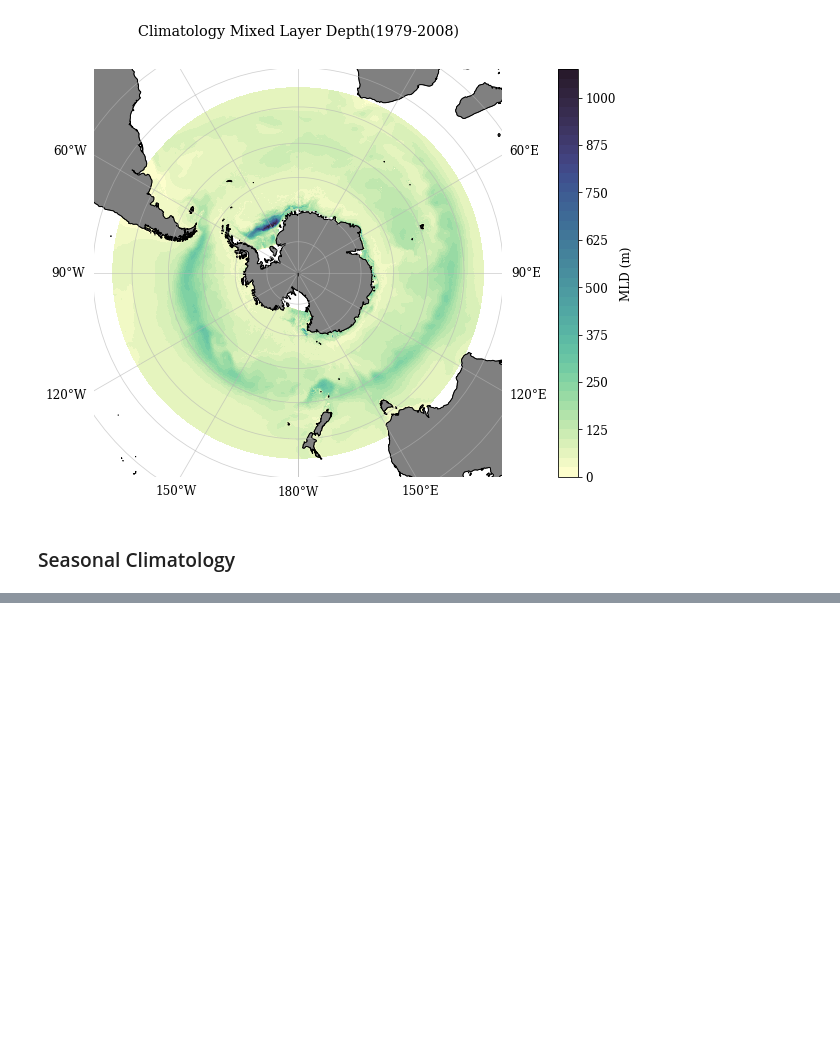
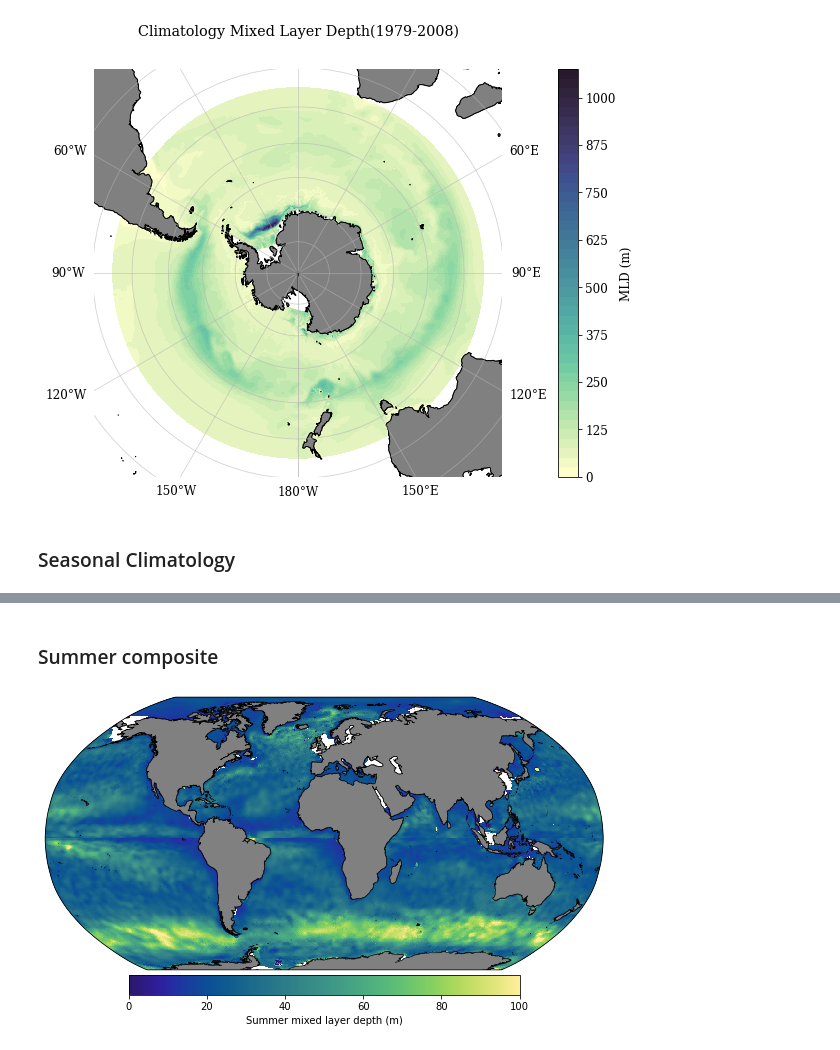
Before and after one commit to lidefi87/ACCESS_scripts_DFA, a Jupyter notebook: Scripts/MixedLayerDepth.ipynb, the cells around one changed output, grey strips where cells are left out. Saved outputs shown, nothing was run; the diff lists cells and outputs as text; code cells hidden in the pictures; blank space fills up the shorter version.

```diff
--- a/Scripts/MixedLayerDepth.ipynb
+++ b/Scripts/MixedLayerDepth.ipynb
@@ -364,0 +685,29 @@ lat = obs['out']['LATITUDE']
+# %% [markdown]
+### Summer composite
+# %%
+#Start a figure
+fig = plt.figure(figsize = (10, 10))
+ax = fig.add_subplot(111, projection = ccrs.Robinson())
+
+#Extract values for summer in the northern and southern hemispheres
+north = winter_south.sel(lat = slice(0.1, 90))
+south = summer_south.sel(lat = slice(-90, 0))
+
+#Plot both hemispheres in the same figure
+p1 = north.plot.pcolormesh(vmin = 0, vmax = 100, transform = ccrs.PlateCarree(), ax = ax,
+                           add_colorbar = False, cmap = cm.cm.haline)
+south.plot.pcolormesh(vmin = 0, vmax = 100, transform = ccrs.PlateCarree(), ax = ax,
+                      cmap = cm.cm.haline, add_colorbar = False)
+
+#Overlay land areas
+land_50m = cft.NaturalEarthFeature('physical', 'land', '50m', edgecolor = 'black',
+                                   facecolor = 'gray',
+                                   linewidth = 0.5)
+ax.coastlines()
+ax.add_feature(land_50m)
+
+#Add colorbar at the bottom of the figure
+cb = fig.colorbar(p1, ax = ax, shrink = 0.7, pad = 0.01, orientation = 'horizontal',
+                 label  = 'Summer mixed layer depth (m)')
+# %% [output]
+[figure, added]
```
Also changed, not shown: parts of 69 cells of this notebook, 5 other files.
